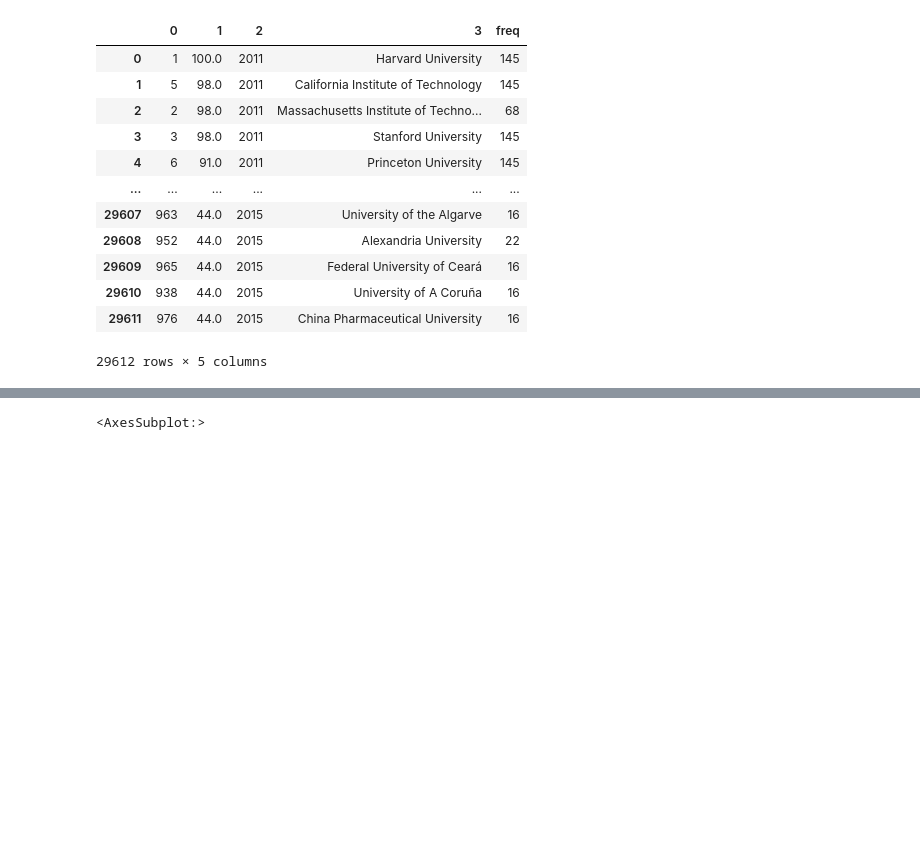
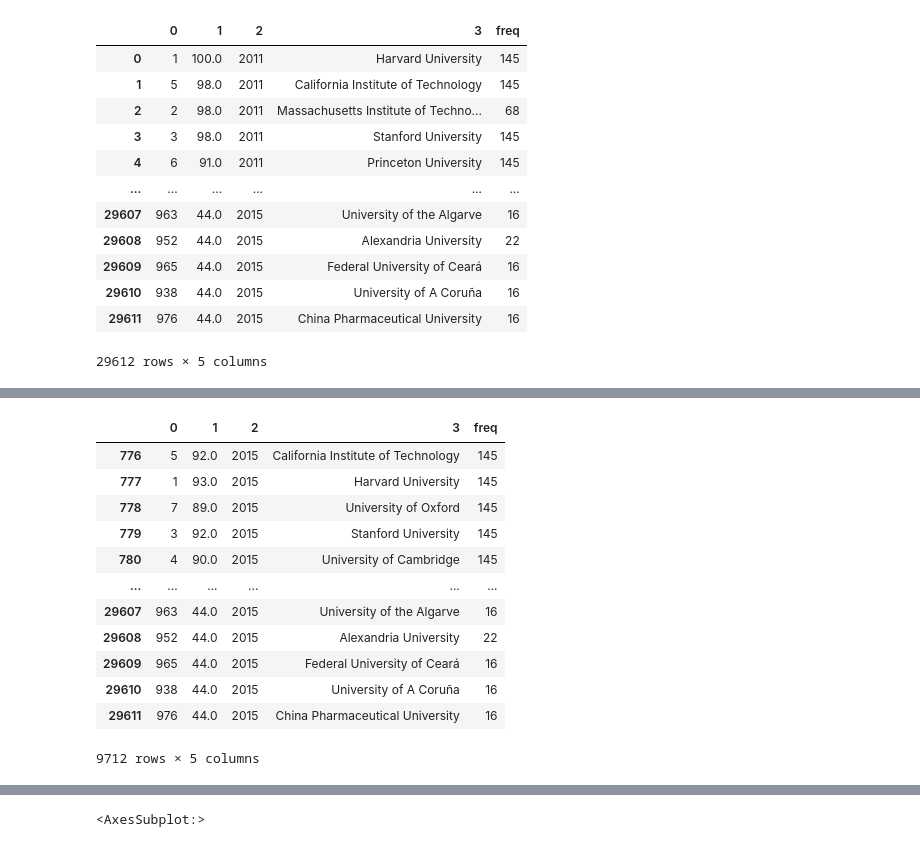
Before and after one commit to FerBOnzero/python-notebooks, a Jupyter notebook: StaticsWithPython-Python/Database.ipynb, the cells around one changed output, grey strips where cells are left out. Cells and saved outputs as stored; diff of their text form; code cells hidden in the pictures; blank space fills up the shorter version.

```diff
--- a/StaticsWithPython-Python/Database.ipynb
+++ b/StaticsWithPython-Python/Database.ipynb
@@ -73,0 +75,17 @@ df_sql_data.groupby(3)[0].nunique().plot(kind='bar')
+# %%
+df_ranking2015 = df_sql_data[df_sql_data[2]==2015]
+df_ranking2015
+# %% [output]
+|  | 0 | 1 | 2 | 3 | freq |
+| 776 | 5 | 92.0 | 2015 | California Institute of Technology | 145 |
+| 777 | 1 | 93.0 | 2015 | Harvard University | 145 |
+| 778 | 7 | 89.0 | 2015 | University of Oxford | 145 |
+| 779 | 3 | 92.0 | 2015 | Stanford University | 145 |
+| 780 | 4 | 90.0 | 2015 | University of Cambridge | 145 |
+| ... | ... | ... | ... | ... | ... |
+| 29607 | 963 | 44.0 | 2015 | University of the Algarve | 16 |
+| 29608 | 952 | 44.0 | 2015 | Alexandria University | 22 |
+| 29609 | 965 | 44.0 | 2015 | Federal University of Ceará | 16 |
+| 29610 | 938 | 44.0 | 2015 | University of A Coruña | 16 |
+| 29611 | 976 | 44.0 | 2015 | China Pharmaceutical University | 16 |
+9712 rows × 5 columns
```
Also changed, not shown: parts of 8 cells of this notebook, 12 other files.
